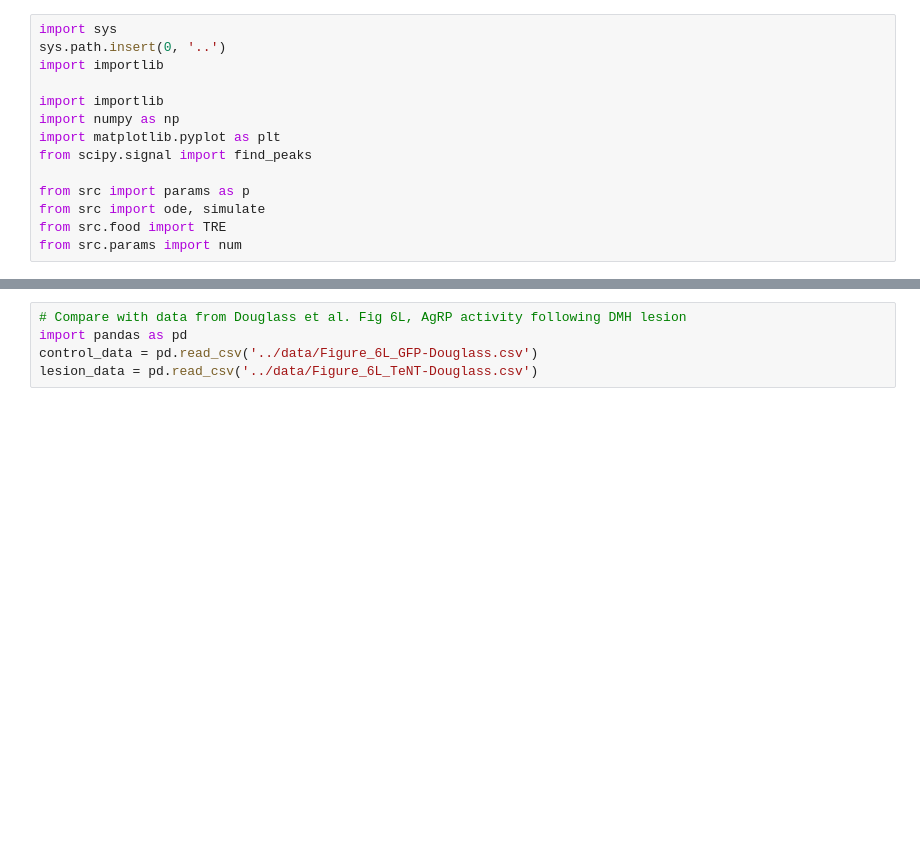
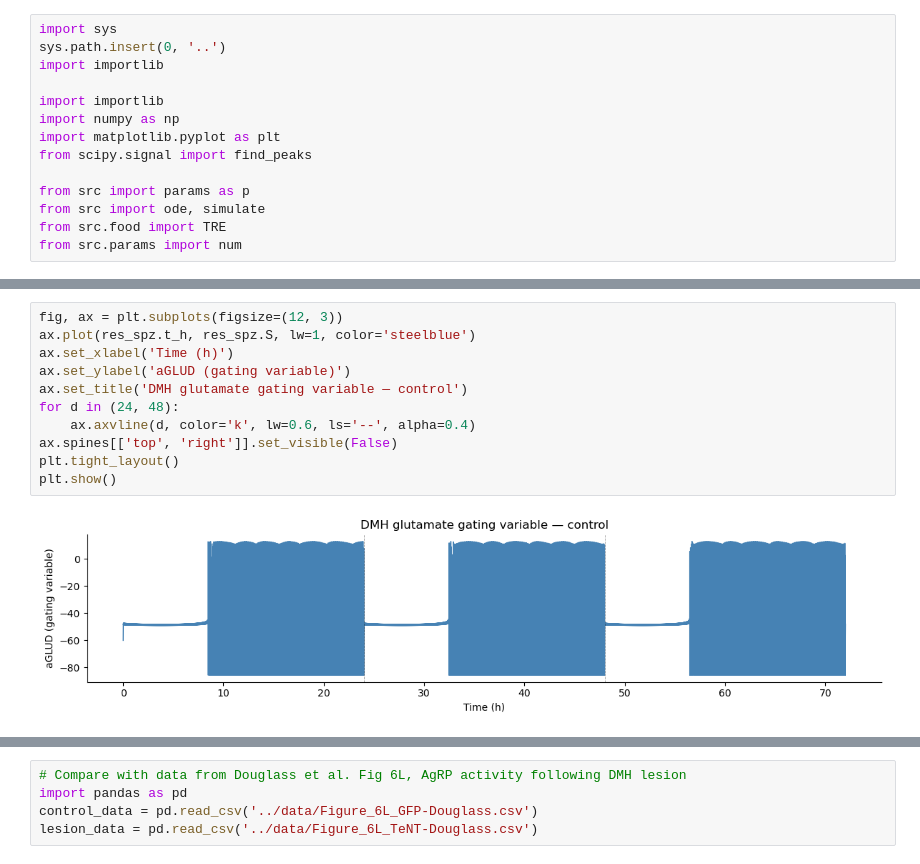
Before and after one commit to anjolib/neuro120-final, a Jupyter notebook: scripts/lesion.ipynb, the cells around one changed output, grey strips where cells are left out. Cells and saved outputs as stored; diff of their text form; blank space fills up the shorter version.

```diff
--- a/scripts/lesion.ipynb
+++ b/scripts/lesion.ipynb
@@ -40,3 +60,16 @@ np.float64(-48.16066773185101)
+# %%
+fig, ax = plt.subplots(figsize=(12, 3))
+ax.plot(res_spz.t_h, res_spz.S, lw=1, color='steelblue')
+ax.set_xlabel('Time (h)')
+ax.set_ylabel('aGLUD (gating variable)')
+ax.set_title('DMH glutamate gating variable — control')
+for d in (24, 48):
+    ax.axvline(d, color='k', lw=0.6, ls='--', alpha=0.4)
+ax.spines[['top', 'right']].set_visible(False)
+plt.tight_layout()
+plt.show()
+# %% [output]
+[figure, added]
 # %%
 def spike_rate(res, window_h=0.5):
       edges = np.arange(0.0, DURATION_H + window_h, window_h)
```
Also changed, not shown: parts of 7 cells of this notebook, 3 other files.
